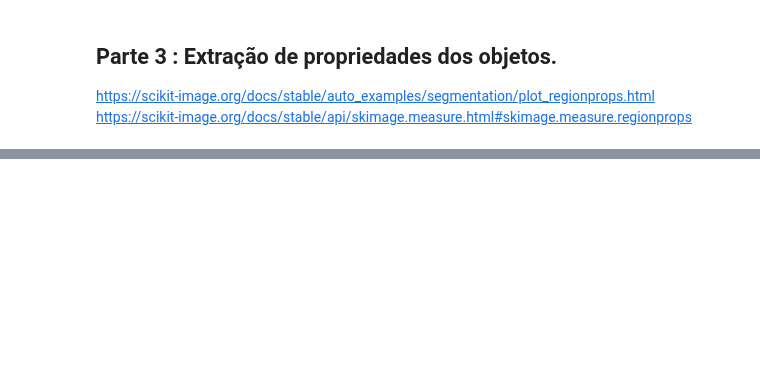
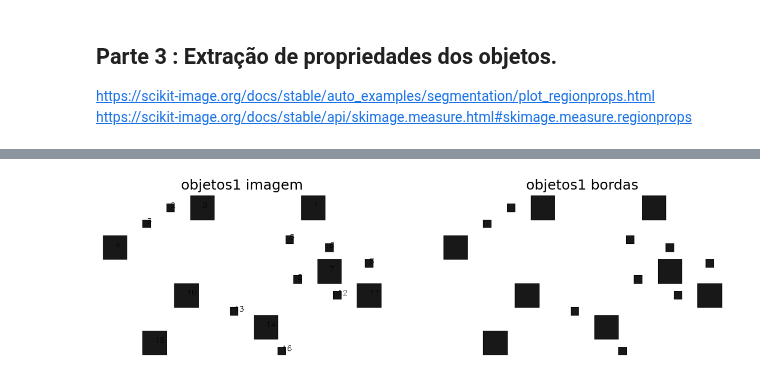
Before and after one commit to borin98/Introdu-o-ao-Processamento-de-Imagem-Digital, a Jupyter notebook: Trabalhos/Trabalho 4/Trabalho4Script.ipynb, the cells around one changed output, grey strips where cells are left out. Cells and saved outputs as stored; diff of their text form; code cells hidden in the pictures; blank space fills up the shorter version.

```diff
--- a/Trabalhos/Trabalho 4/Trabalho4Script.ipynb
+++ b/Trabalhos/Trabalho 4/Trabalho4Script.ipynb
@@ -240,12 +250,3 @@ Dimensão da imagem monocromática : (238, 238)
 ## Parte 3 : Extração de propriedades dos objetos.
 https://scikit-image.org/docs/stable/auto_examples/segmentation/plot_regionprops.html
 https://scikit-image.org/docs/stable/api/skimage.measure.html#skimage.measure.regionprops
-# %%
-for gray_img, image_name in zip(gray_images, image_files_path):
-    # Manipulação da string para se obter
-    img_name = image_name.split("/")[-1].split(".")[0]
-
-    print("Nome da imagem de entrada : {}".format(img_name))
-
-    df = extract_image_info(gray_img)
-    df
@@ -255,0 +253,79 @@ Nome da imagem de entrada : objetos3
+# %%
+def place_text_to_objects(gray_img: np.ndarray, img_name: str, color: tuple[int, int, int] = (0, 0, 0),
+                          thickness: int = 1,
+                          fig_size: tuple[int, int] = (10, 10),
+                          move_centroid: tuple[float, float] = (0.0, 0.0)) -> np.ndarray:
+    """
+
+    Notes:
+        Vou olhar aqui depois para  visualizar melhor os dados
+        https://stackoverflow.com/questions/27699999/issues-with-the-labels-in-image-in-matplotlib
+
+    Args:
+        gray_img:
+        img_name:
+        color:
+        thickness:
+        fig_size:
+        move_centroid:
+
+    Returns:
+
+    """
+
+    text_to_print = 50 * "=" + " {} ".format(img_name) + 50 * "="
+
+    # extraindo as informações dos objetos pertencentes na imagem
+    df_info_objs, _ = extract_image_info(gray_img)
+    img_with_text = gray_img.copy()
+
+    # para esta parte, é extraido todas as característias dos objetos pertencentes da imagem
+    print(text_to_print)
+    print("Número de regiões : {}\n".format(len(df_info_objs)))
+
+    # para esta parte, é extraido todas as característias dos objetos pertencentes da imagem
+    print(text_to_print)
+    print("Número de regiões : {}\n".format(len(df_info_objs)))
+    for i in range(0, len(df_info_objs)):
+        region_text = 25 * "-" + " região {} ".format(i) + 25 * "-"
+        print(region_text)
+
+        print("área : {}".format(df_info_objs["area"][i]))
+        print("perímetro : {}".format(df_info_objs["perimeter"][i]))
+        print("excentricidade : {}".format(df_info_objs["eccentricity"][i]))
+        print("solidez : {}".format(df_info_objs["solidity"][i]))
+        centroid_coord = (
+            int(df_info_objs["centroid-1"][i] + move_centroid[0]),
+            int(df_info_objs["centroid-0"][i] + move_centroid[1]))
+
+        print("coordenadas do centroid : (x = {}, y = {})".format(centroid_coord[0], centroid_coord[1]))
+
+        print(len(region_text) * "-" + "\n")
+
+        # font
+        font = cv2.FONT_HERSHEY_SIMPLEX
+
+        font_scale = 0.5
+
+        img_with_text = cv2.putText(img_with_text.astype(np.int32), "{}".format(i), centroid_coord, font,
+                                    font_scale, color, thickness, cv2.LINE_AA)
+
+    plot_figures_in_line(img_with_text, gray_img, title1="{} imagem".format(img_name),
+                         title2="{} bordas".format(img_name),
+                         save_dir="ResultadoImagens/Propriedades/",
+                         save_fig="{}Label.png".format(img_name),
+                         first_cmap="gray",
+                         second_cmap="gray",
+                         figsize=fig_size,
+                         fontsize_title=25)
+    print(len(text_to_print) * "=" + "\n")
+
+    return img_with_text
+
+
+move_values = ((-1.2, -1.2), (-1.2, -1.2), (0.0, 0.0))
+for gray_img, image_name, move_value in zip(gray_images, image_files_path, move_values):
+    # Manipulação da string para se obter o nome do arquivo de imagem
+    img_name = image_name.split("/")[-1].split(".")[0]
+    _ = place_text_to_objects(gray_img, img_name, move_value, fig_size=(20, 20))
+# %% [output]
@@ -255,0 +349 @@ Nome da imagem de entrada : objetos3
+[figure, added]
```
Also changed, not shown: parts of 6 cells of this notebook, 6 other files.
